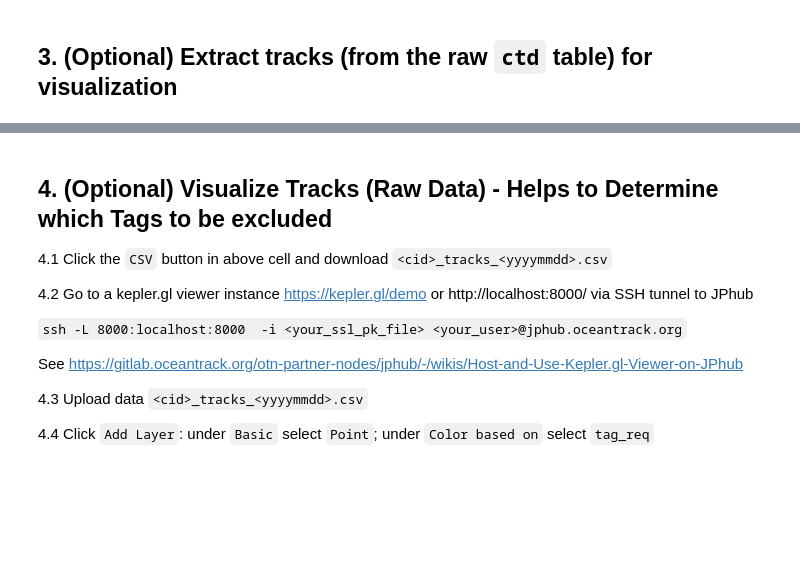
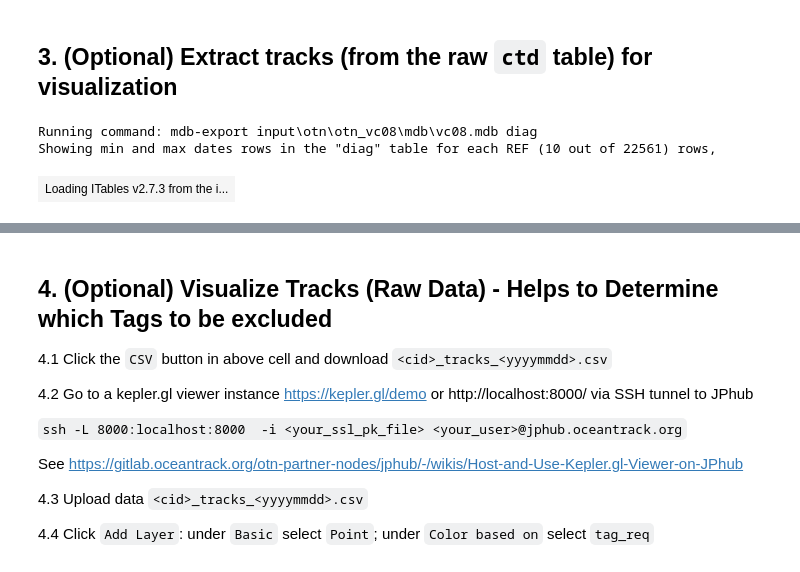
Before and after one commit to ocean-tracking-network/rt-sat-to-obis, a Jupyter notebook: ArgosQC_SMRU_Project.ipynb, the cells around one changed output, grey strips where cells are left out. Cells and saved outputs as stored; diff of their text form; code cells hidden in the pictures; blank space fills up the shorter version.

```diff
--- a/ArgosQC_SMRU_Project.ipynb
+++ b/ArgosQC_SMRU_Project.ipynb
@@ -85,11 +103,15 @@ cid_mdb, deployment_df = aspc.extract_deployments(program, cid, qc_input_path, v
 - If the preject has been create on OTN node, find matching tags in OTN project schema.otn_sat_tags and list tags to be excluded in `exclude_tag_ref` and go to Step 5.
 - Otherwise, use step 3 and step 4 to determin tags to be excluded.
 # %%
-exclude_tag_ref = []
+exclude_tag_ref = ['vc08-VMT415-21']
 # %% [markdown]
 ## 3. (Optional) Extract tracks (from the raw `ctd` table) for visualization
 # %%
-cid_mdb, tracks_df = aspc.extract_tacks(program, cid, qc_input_path, exclude_tag_ref, verbose=verbose)
+cid_mdb, tracks_df = asp.extract_tacks(program, cid, qc_input_path, exclude_tag_ref, verbose=verbose)
 # (Optional) specify a sebset of tags (REF) to export. Leave subset_tags = [] to export all tags
 subset_tags = [ 'vc08-VMT400-21']
-subset_tag_tracks_df = aspc.export_for_kepler(cid, tracks_df, subset_tags)
+subset_tag_tracks_df = asp.export_for_kepler(cid, tracks_df, subset_tags)
+# %% [output]
+Running command: mdb-export input\otn\otn_vc08\mdb\vc08.mdb diag
+Showing min and max dates rows in the "diag" table for each REF (10 out of 22561) rows,
+| Loading ITables v2.7.3 from the i... |
```
Also changed, not shown: parts of 11 cells of this notebook, 1 other file.
